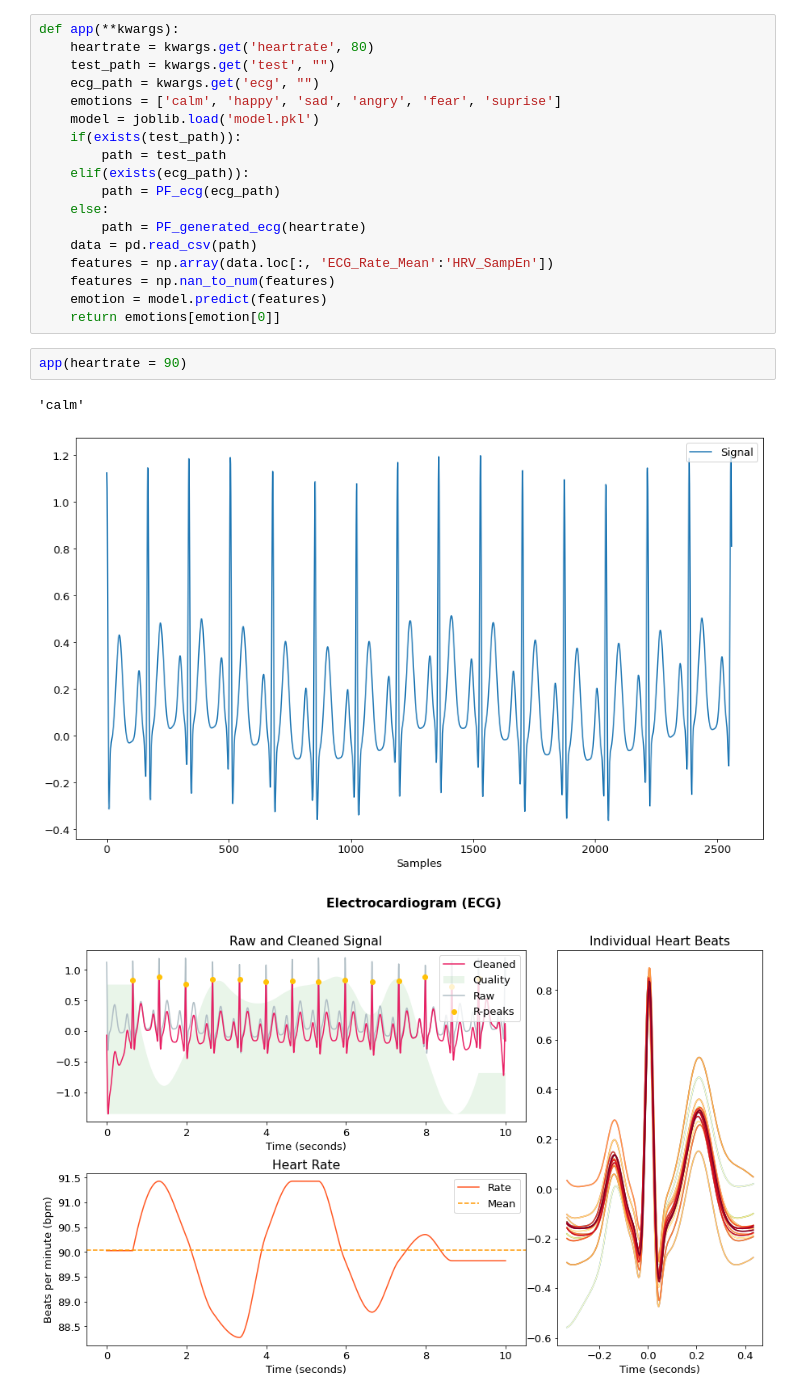
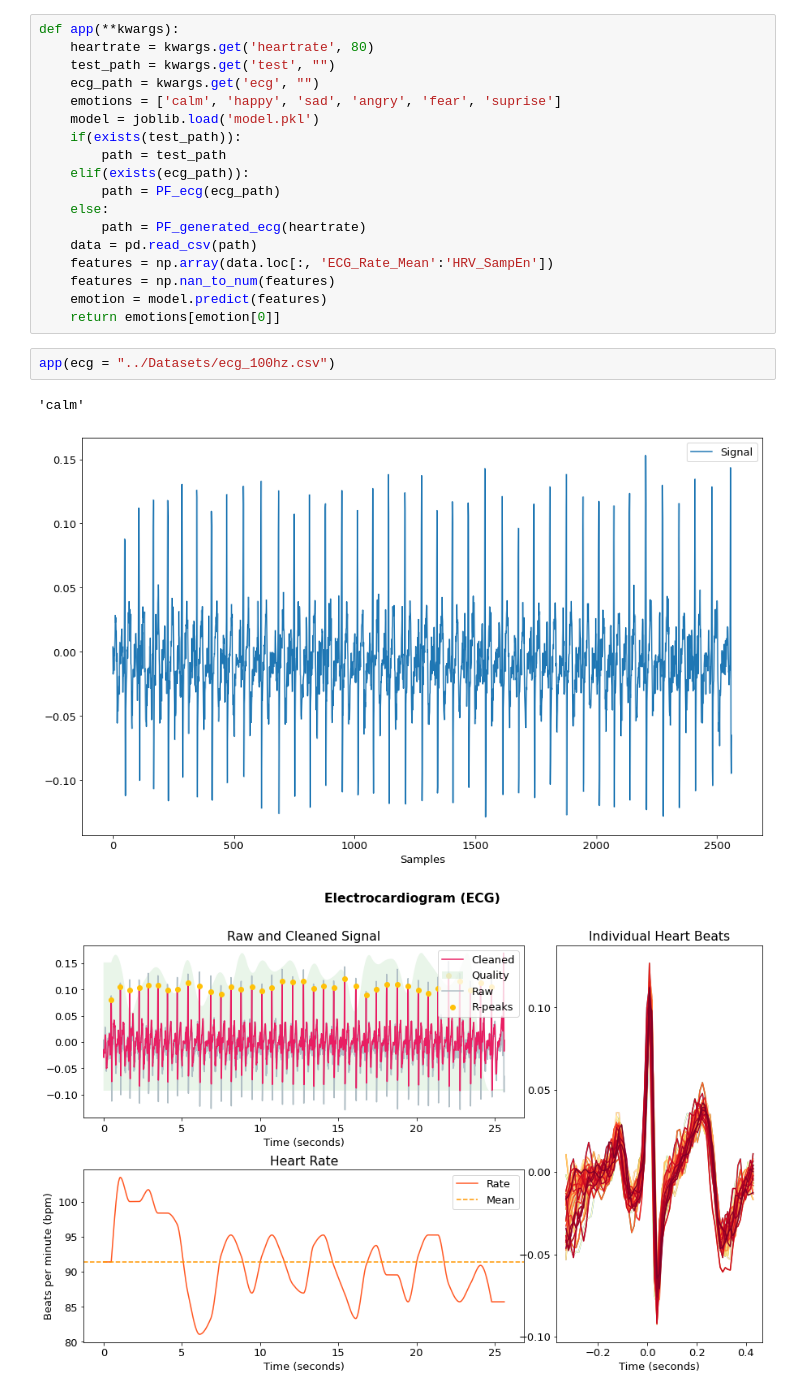
Before and after one commit to AshrafElshazly/Bio_Emotions, a Jupyter notebook: Project/Bio_Emotions.ipynb, the cells around one changed output. Saved outputs shown, nothing was run; the diff lists cells and outputs as text.

```diff
--- a/Project/Bio_Emotions.ipynb
+++ b/Project/Bio_Emotions.ipynb
@@ -283,9 +283,9 @@ def app(**kwargs):
     features = np.nan_to_num(features)
     emotion = model.predict(features)
     return emotions[emotion[0]]
-# %%
-app(heartrate = 90)
-# %% [output]
-'calm'
-[figure, removed]
-[figure, removed]
+# %%
+app(ecg = "../Datasets/ecg_100hz.csv")
+# %% [output]
+'calm'
+[figure, added]
+[figure, added]
```
Also changed, not shown: parts of 1 cell of this notebook.
